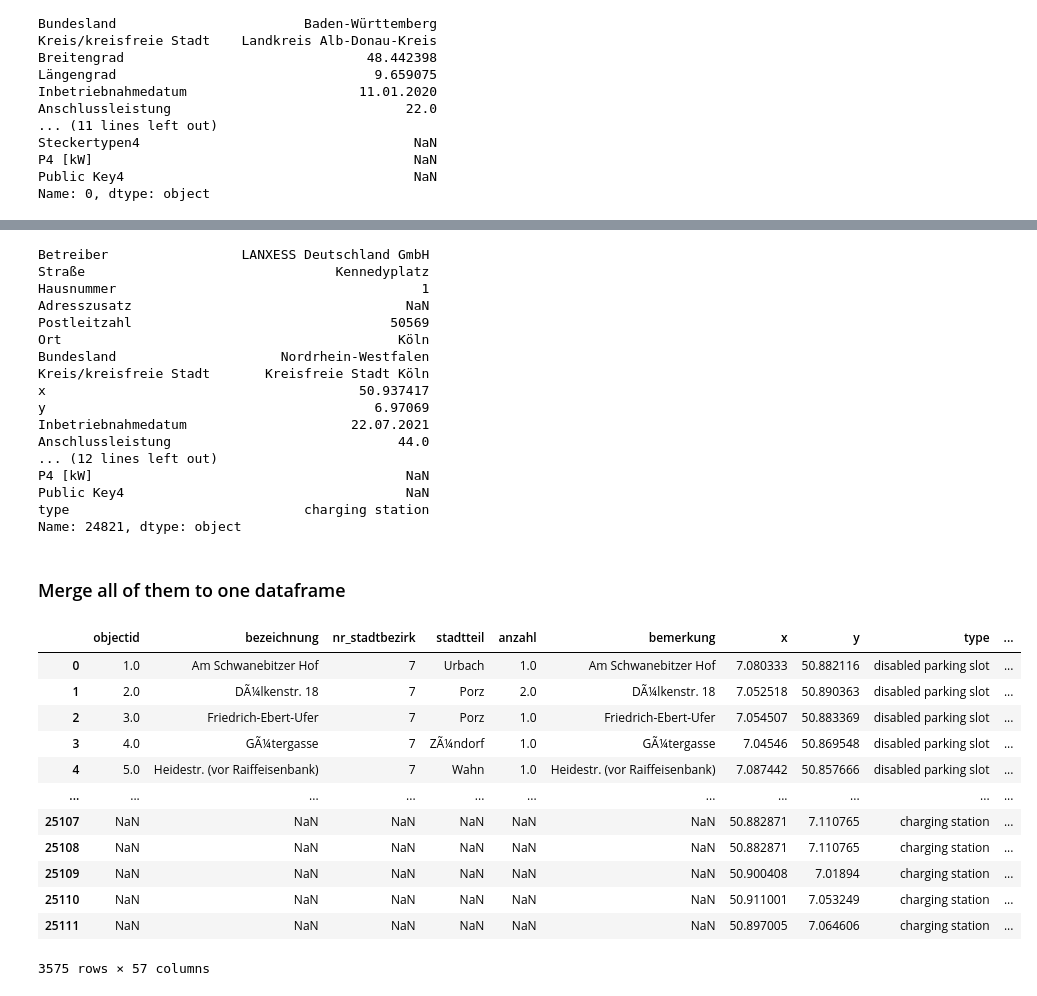
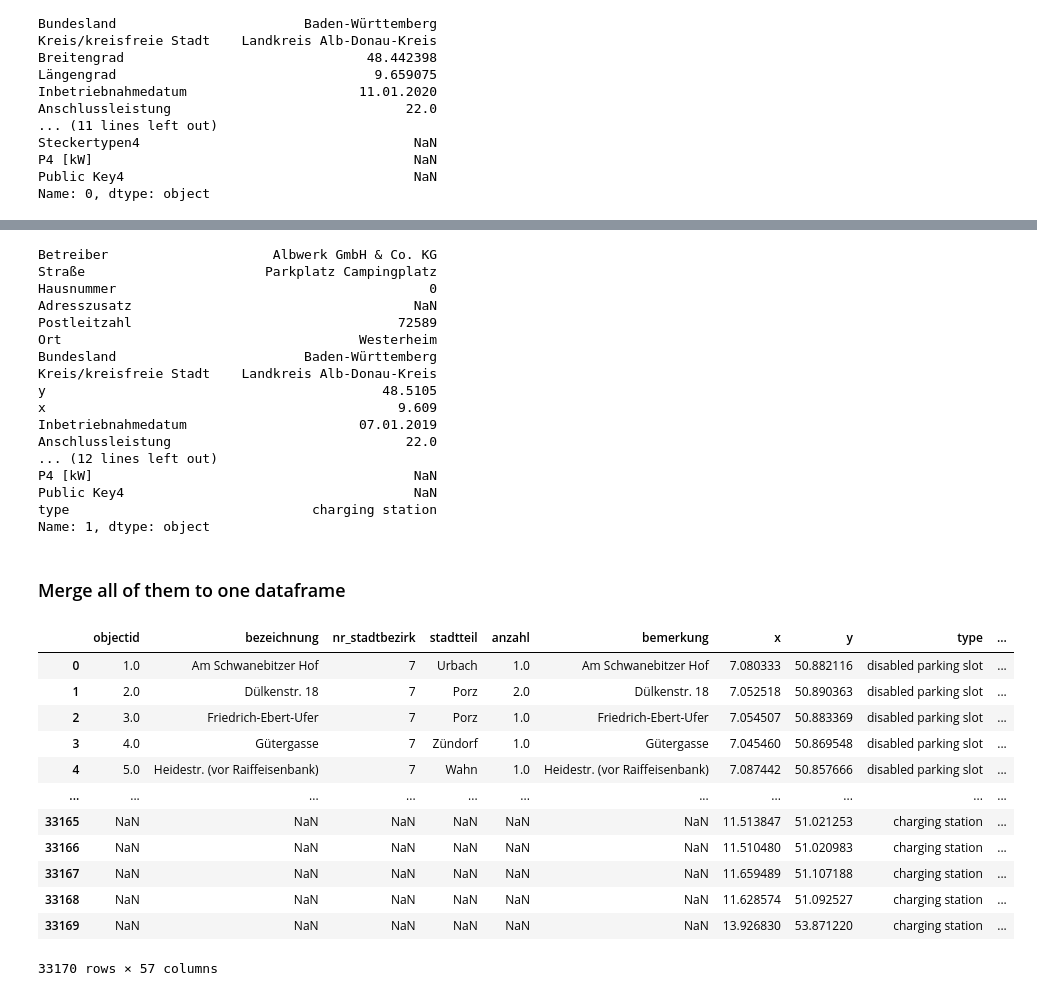
Before and after one commit to oboog/dus-06_easyparking_ss22_ds_group7, a Jupyter notebook: techlabs_merging/merge_data.ipynb, the cells around one changed output, grey strips where cells are left out. Saved outputs shown, nothing was run; the diff lists cells and outputs as text; code cells hidden in the pictures.

```diff
--- a/techlabs_merging/merge_data.ipynb
+++ b/techlabs_merging/merge_data.ipynb
@@ -119,0 +139,2 @@ df_parking_meter
+# %%
+df_parking_meter.dropna(subset=['x','y'], inplace=True)
@@ -120,3 +150,5 @@ df_parking_meter
+# %%
+df_parking_meter[['x', 'y']] = df_parking_meter[['x', 'y']].applymap(lambda x: float(x.replace(',', '.')))
 # %% [markdown]
 chargin_station.csv had a header consisting of 10 rows which was removed manually in libreoffice to make it easy to read with pandas
 # %%
@@ -140,6 +172,3 @@ Steckertypen4                                   NaN
 P4 [kW]                                         NaN
 Public Key4                                     NaN
 Name: 0, dtype: object
-# %%
-df_charging_station = df_charging_station[df_charging_station.Ort == "Köln"]
-df_charging_station
@@ -160,42 +175,43 @@ df_charging_station
 # %%
-df_charging_station = df_charging_station.rename(columns={'Breitengrad':'x', 'Längengrad':'y'})
+df_charging_station = df_charging_station.rename(columns={'Breitengrad':'y', 'Längengrad':'x'})
 df_charging_station['type'] = 'charging station'
 df_charging_station.iloc[1]
 # %% [output]
-Betreiber                 LANXESS Deutschland GmbH
-Straße                                Kennedyplatz
-Hausnummer                                       1
-Adresszusatz                                   NaN
-Postleitzahl                                 50569
-Ort                                           Köln
-Bundesland                     Nordrhein-Westfalen
-Kreis/kreisfreie Stadt       Kreisfreie Stadt Köln
-x                                        50.937417
-y                                          6.97069
-Inbetriebnahmedatum                     22.07.2021
-Anschlussleistung                             44.0
+Betreiber                     Albwerk GmbH & Co. KG
+Straße                       Parkplatz Campingplatz
+Hausnummer                                        0
+Adresszusatz                                    NaN
+Postleitzahl                                  72589
+Ort                                      Westerheim
+Bundesland                        Baden-Württemberg
+Kreis/kreisfreie Stadt    Landkreis Alb-Donau-Kreis
+y                                           48.5105
+x                                             9.609
+Inbetriebnahmedatum                      07.01.2019
+Anschlussleistung                              22.0
 ... (12 lines left out)
-P4 [kW]                                        NaN
-Public Key4                                    NaN
-type                              charging station
-Name: 24821, dtype: object
+P4 [kW]                                         NaN
+Public Key4                                     NaN
+type                               charging station
+Name: 1, dtype: object
 # %% [markdown]
 ### Merge all of them to one dataframe
 # %%
 df_merged = df_disabled_parking.append(df_park_and_ride).append(df_parking_meter).append(df_parking_garages).append(df_charging_station)
+df_merged.reset_index(drop=True, inplace=True)
 df_merged
 # %% [output]
 |  | objectid | bezeichnung | nr_stadtbezirk | stadtteil | anzahl | bemerkung | x | y | type | ... |
 | 0 | 1.0 | Am Schwanebitzer Hof | 7 | Urbach | 1.0 | Am Schwanebitzer Hof | 7.080333 | 50.882116 | disabled parking slot | ... |
-| 1 | 2.0 | DÃ¼lkenstr. 18 | 7 | Porz | 2.0 | DÃ¼lkenstr. 18 | 7.052518 | 50.890363 | disabled parking slot | ... |
+| 1 | 2.0 | Dülkenstr. 18 | 7 | Porz | 2.0 | Dülkenstr. 18 | 7.052518 | 50.890363 | disabled parking slot | ... |
 | 2 | 3.0 | Friedrich-Ebert-Ufer | 7 | Porz | 1.0 | Friedrich-Ebert-Ufer | 7.054507 | 50.883369 | disabled parking slot | ... |
-| 3 | 4.0 | GÃ¼tergasse | 7 | ZÃ¼ndorf | 1.0 | GÃ¼tergasse | 7.04546 | 50.869548 | disabled parking slot | ... |
+| 3 | 4.0 | Gütergasse | 7 | Zündorf | 1.0 | Gütergasse | 7.045460 | 50.869548 | disabled parking slot | ... |
 | 4 | 5.0 | Heidestr. (vor Raiffeisenbank) | 7 | Wahn | 1.0 | Heidestr. (vor Raiffeisenbank) | 7.087442 | 50.857666 | disabled parking slot | ... |
 | ... | ... | ... | ... | ... | ... | ... | ... | ... | ... | ... |
-| 25107 | NaN | NaN | NaN | NaN | NaN | NaN | 50.882871 | 7.110765 | charging station | ... |
-| 25108 | NaN | NaN | NaN | NaN | NaN | NaN | 50.882871 | 7.110765 | charging station | ... |
-| 25109 | NaN | NaN | NaN | NaN | NaN | NaN | 50.900408 | 7.01894 | charging station | ... |
-| 25110 | NaN | NaN | NaN | NaN | NaN | NaN | 50.911001 | 7.053249 | charging station | ... |
-| 25111 | NaN | NaN | NaN | NaN | NaN | NaN | 50.897005 | 7.064606 | charging station | ... |
+| 33165 | NaN | NaN | NaN | NaN | NaN | NaN | 11.513847 | 51.021253 | charging station | ... |
+| 33166 | NaN | NaN | NaN | NaN | NaN | NaN | 11.510480 | 51.020983 | charging station | ... |
+| 33167 | NaN | NaN | NaN | NaN | NaN | NaN | 11.659489 | 51.107188 | charging station | ... |
+| 33168 | NaN | NaN | NaN | NaN | NaN | NaN | 11.628574 | 51.092527 | charging station | ... |
+| 33169 | NaN | NaN | NaN | NaN | NaN | NaN | 13.926830 | 53.871220 | charging station | ... |
-3575 rows × 57 columns
+33170 rows × 57 columns
 # %%
```
Also changed, not shown: parts of 11 cells of this notebook, 3 other files.
